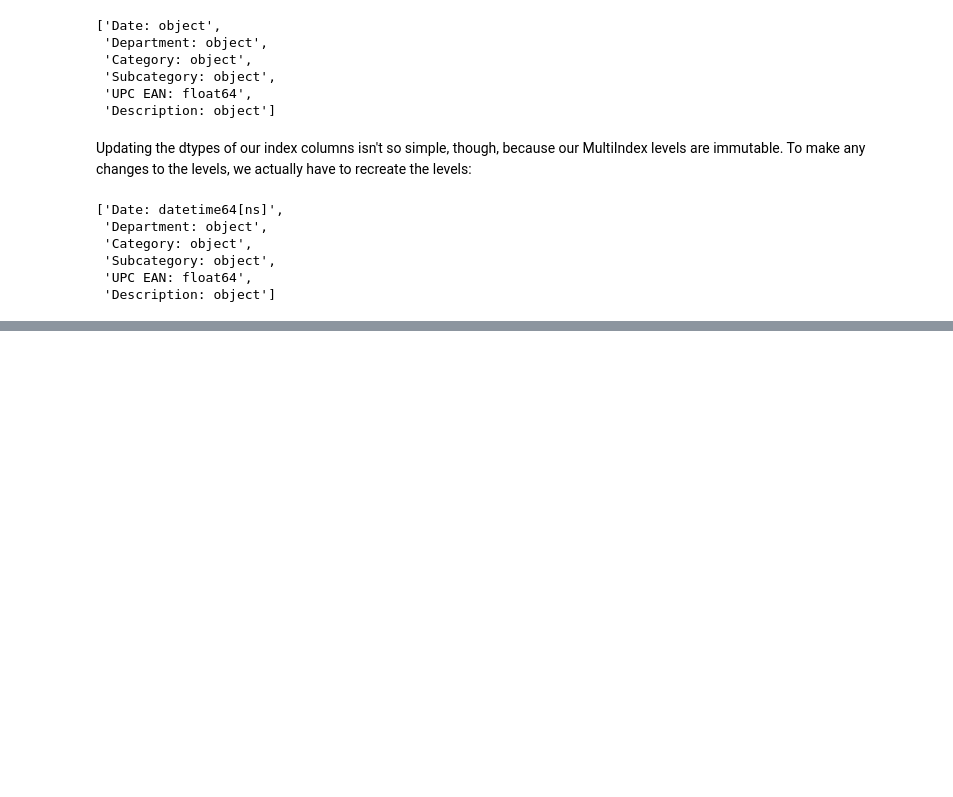
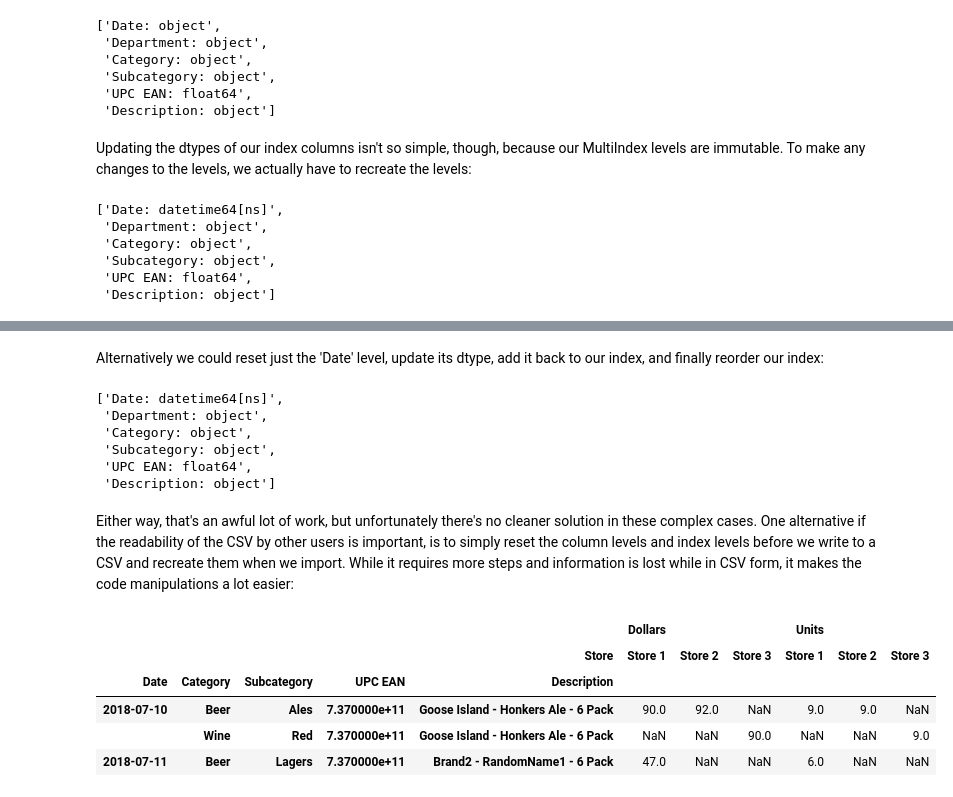
Before and after one commit to ZaxR/pandas_multiindex_tutorial, a Jupyter notebook: Pandas MultiIndex Tutorial.ipynb, the cells around one changed output, grey strips where cells are left out. Cells and saved outputs as stored; diff of their text form; code cells hidden in the pictures; blank space fills up the shorter version.

```diff
--- a/Pandas MultiIndex Tutorial.ipynb
+++ b/Pandas MultiIndex Tutorial.ipynb
@@ -377,0 +300,38 @@ df3
+# %% [markdown]
+Alternatively we could reset just the 'Date' level, update its dtype, add it back to our index, and finally reorder our index:
+# %%
+bad_dtypes_df2 = bad_dtypes_df.reset_index(level='Date')
+bad_dtypes_df2['Date'] = pd.to_datetime(bad_dtypes_df2['Date'],infer_datetime_format=True)
+bad_dtypes_df2.set_index('Date', append=True, inplace=True)
+bad_dtypes_df2 = (bad_dtypes_df2.swaplevel('Date', 'Description')
+                                .swaplevel('Date', 'UPC EAN')
+                                .swaplevel('Date', 'Subcategory')
+                                .swaplevel('Date', 'Category')
+                                .swaplevel('Date', 'Department'))
+index_level_dtypes(bad_dtypes_df2)
+# %% [output]
+['Date: datetime64[ns]',
+ 'Department: object',
+ 'Category: object',
+ 'Subcategory: object',
+ 'UPC EAN: float64',
+ 'Description: object']
+# %% [markdown]
+Either way, that's an awful lot of work, but unfortunately there's no cleaner solution in these complex cases. One alternative if the readability of the CSV by other users is important, is to simply reset the column levels and index levels before we write to a CSV and recreate them when we import. While it requires more steps and information is lost while in CSV form, it makes the code manipulations a lot easier:
+# %%
+# a) restack the column levels,
+# b) drop any blanks the unstacking created, and then
+# c) reset the index so everything is a flat column again
+# d) output to csv
+multi_col_lvl_df.stack().dropna().reset_index().to_csv('index_removed_output.csv')
+
+# Reading it back in will require
+read_df = pd.read_csv("data.csv", index_col=[0, 1, 2, 3, 4, 5], skipinitialspace=True, parse_dates=['Date'])
+read_df.unstack('Store').head(3)
+# %% [output]
+|  |  |  |  |  | Dollars |  |  | Units |  |  |
+|  |  |  |  | Store | Store 1 | Store 2 | Store 3 | Store 1 | Store 2 | Store 3 |
+| Date | Category | Subcategory | UPC EAN | Description |  |  |  |  |  |  |
+| 2018-07-10 | Beer | Ales | 7.370000e+11 | Goose Island - Honkers Ale - 6 Pack | 90.0 | 92.0 | NaN | 9.0 | 9.0 | NaN |
+|  | Wine | Red | 7.370000e+11 | Goose Island - Honkers Ale - 6 Pack | NaN | NaN | 90.0 | NaN | NaN | 9.0 |
+| 2018-07-11 | Beer | Lagers | 7.370000e+11 | Brand2 - RandomName1 - 6 Pack | 47.0 | NaN | NaN | 6.0 | NaN | NaN |
```
Also changed, not shown: parts of 19 cells of this notebook, 1 other file.
